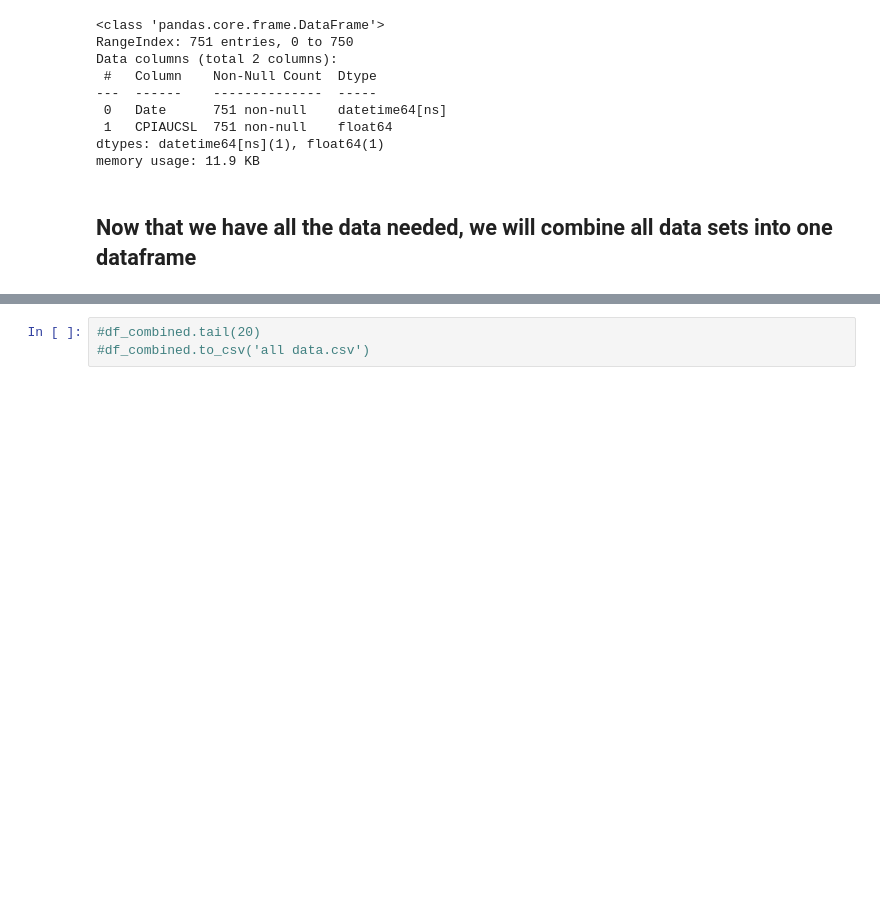
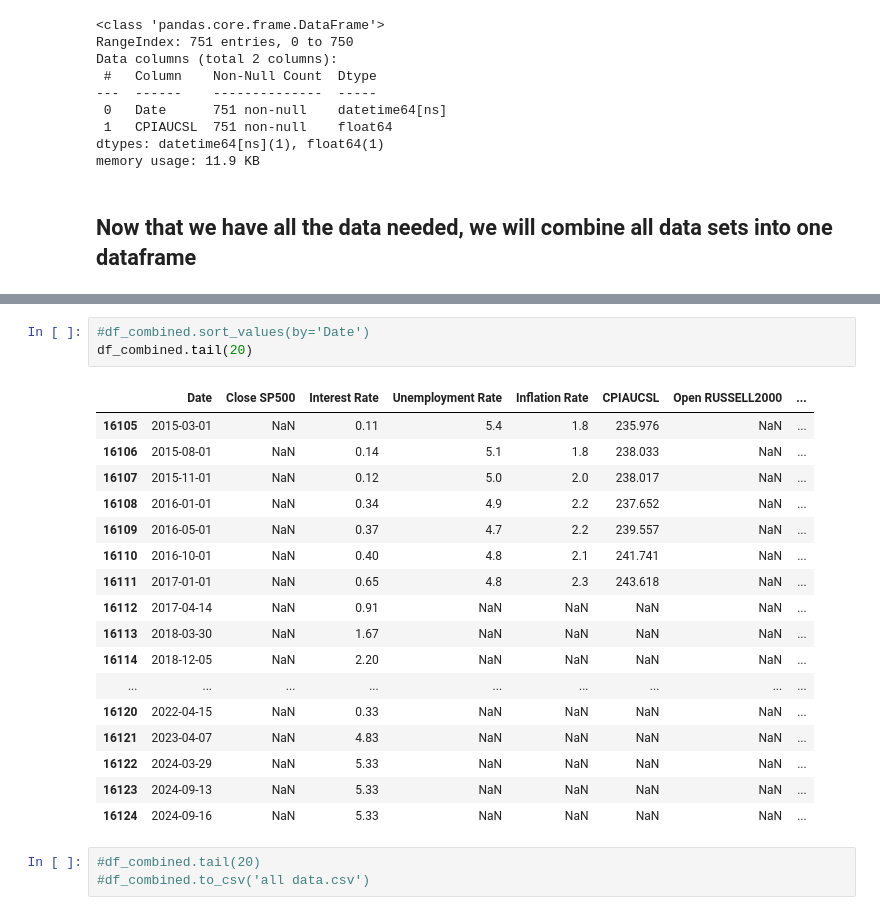
Before and after one commit to badranyoussef/bi-exam-project-stock, a Jupyter notebook: notebooks/ExamProject.ipynb, the cells around one changed output, grey strips where cells are left out. Drawn from its saved outputs; the diff is of its cells as text; blank space fills up the shorter version.

```diff
--- a/notebooks/ExamProject.ipynb
+++ b/notebooks/ExamProject.ipynb
@@ -274,3 +309,24 @@ memory usage: 1.0 MB
+# %%
+#df_combined.sort_values(by='Date')
+df_combined.tail(20)
+# %% [output]
+|  | Date | Close SP500 | Interest Rate | Unemployment Rate | Inflation Rate | CPIAUCSL | Open RUSSELL2000 | ... |
+| 16105 | 2015-03-01 | NaN | 0.11 | 5.4 | 1.8 | 235.976 | NaN | ... |
+| 16106 | 2015-08-01 | NaN | 0.14 | 5.1 | 1.8 | 238.033 | NaN | ... |
+| 16107 | 2015-11-01 | NaN | 0.12 | 5.0 | 2.0 | 238.017 | NaN | ... |
+| 16108 | 2016-01-01 | NaN | 0.34 | 4.9 | 2.2 | 237.652 | NaN | ... |
+| 16109 | 2016-05-01 | NaN | 0.37 | 4.7 | 2.2 | 239.557 | NaN | ... |
+| 16110 | 2016-10-01 | NaN | 0.40 | 4.8 | 2.1 | 241.741 | NaN | ... |
+| 16111 | 2017-01-01 | NaN | 0.65 | 4.8 | 2.3 | 243.618 | NaN | ... |
+| 16112 | 2017-04-14 | NaN | 0.91 | NaN | NaN | NaN | NaN | ... |
+| 16113 | 2018-03-30 | NaN | 1.67 | NaN | NaN | NaN | NaN | ... |
+| 16114 | 2018-12-05 | NaN | 2.20 | NaN | NaN | NaN | NaN | ... |
+| ... | ... | ... | ... | ... | ... | ... | ... | ... |
+| 16120 | 2022-04-15 | NaN | 0.33 | NaN | NaN | NaN | NaN | ... |
+| 16121 | 2023-04-07 | NaN | 4.83 | NaN | NaN | NaN | NaN | ... |
+| 16122 | 2024-03-29 | NaN | 5.33 | NaN | NaN | NaN | NaN | ... |
+| 16123 | 2024-09-13 | NaN | 5.33 | NaN | NaN | NaN | NaN | ... |
+| 16124 | 2024-09-16 | NaN | 5.33 | NaN | NaN | NaN | NaN | ... |
 # %%
 #df_combined.tail(20)
 #df_combined.to_csv('all data.csv')
```
Also changed, not shown: parts of 21 cells of this notebook, 8 other files.
